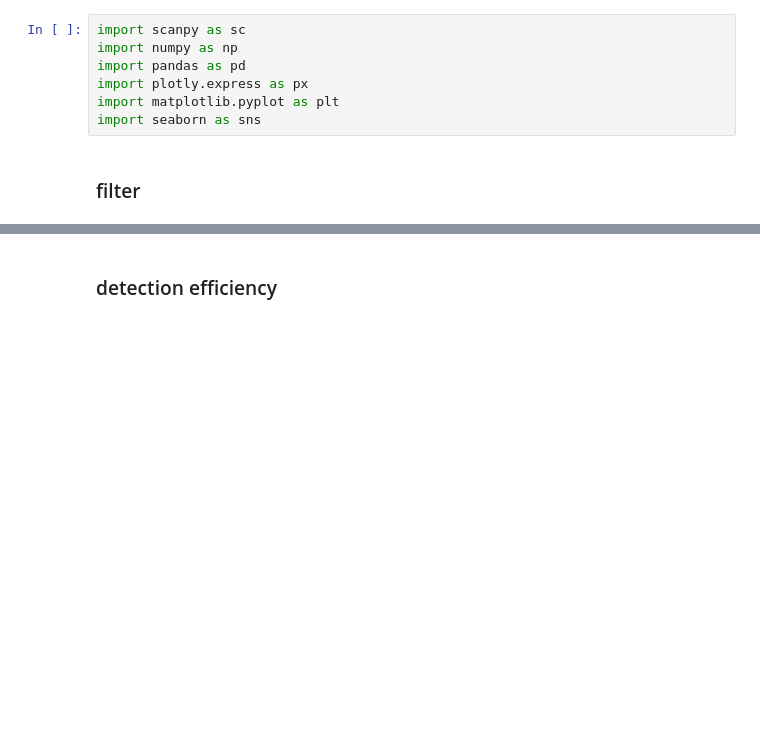
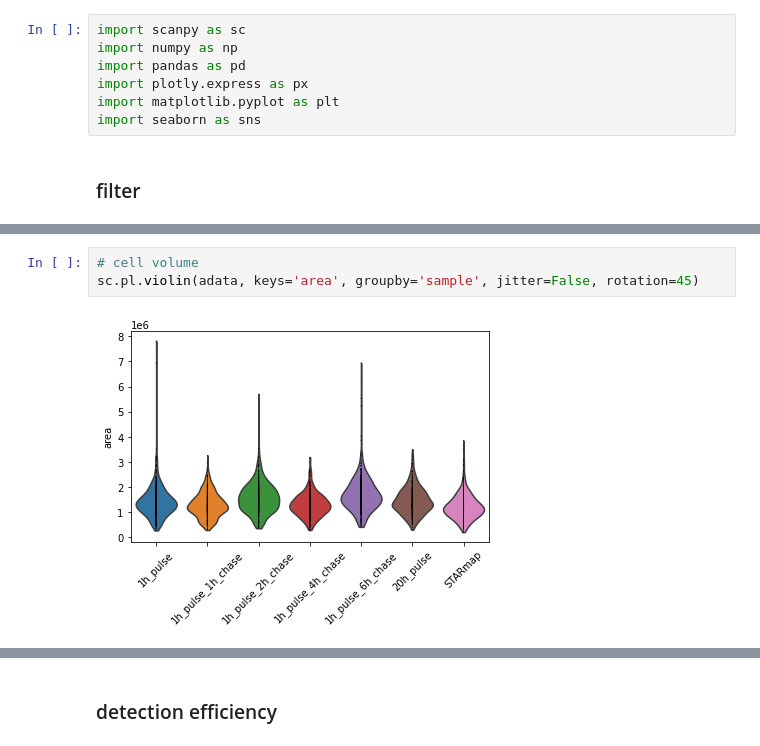
Before and after one commit to wanglab-broad/TEMPOmap, a Jupyter notebook: revision/reads/detection&label_efficiency.ipynb, the cells around one changed output, grey strips where cells are left out. Drawn from its saved outputs; the diff is of its cells as text; blank space fills up the shorter version.

```diff
--- a/revision/reads/detection&label_efficiency.ipynb
+++ b/revision/reads/detection&label_efficiency.ipynb
@@ -55,0 +42,5 @@ plt.tight_layout()
+# %%
+# cell volume
+sc.pl.violin(adata, keys='area', groupby='sample', jitter=False, rotation=45)
+# %% [output]
+[figure, added]
```
Also changed, not shown: parts of 25 cells of this notebook.
